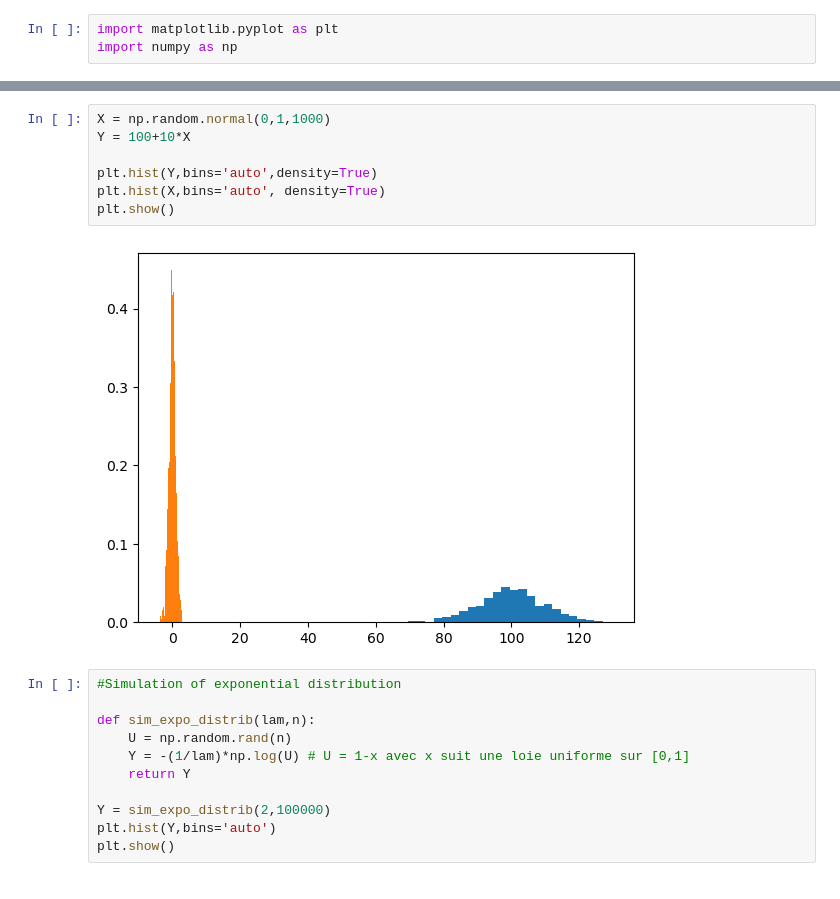
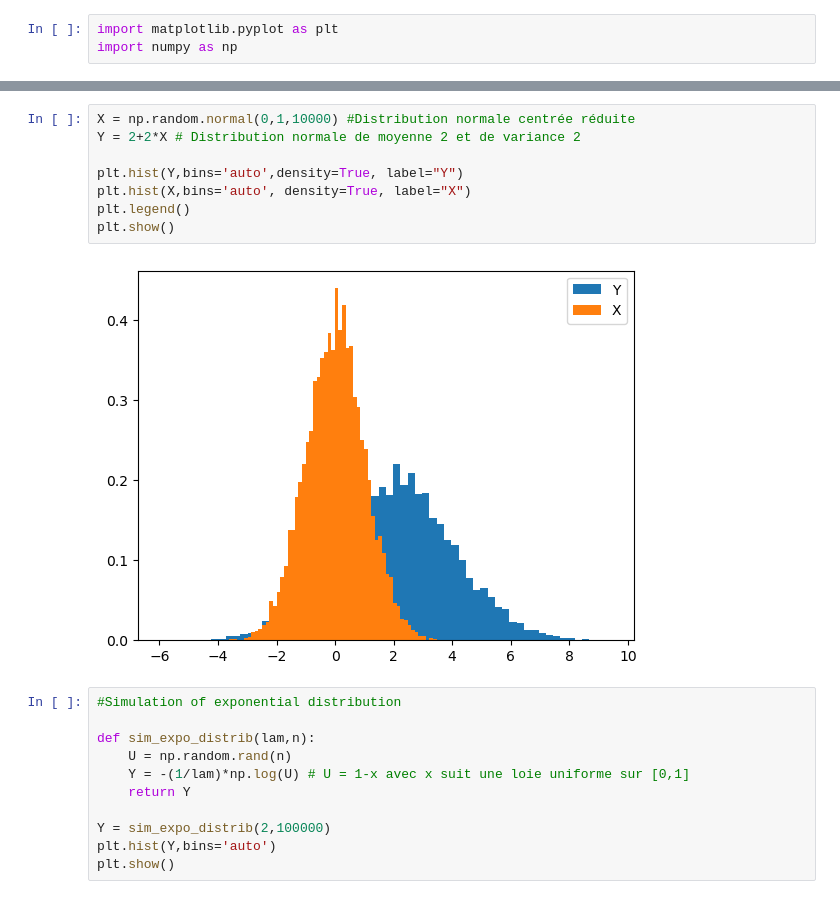
Before and after one commit to Guillaume-melis/Numerical_Methods_for_finance, a Jupyter notebook: Cours 1/course_1.ipynb, the cells around one changed output, grey strips where cells are left out. Drawn from its saved outputs; the diff is of its cells as text.

```diff
--- a/Cours 1/course_1.ipynb
+++ b/Cours 1/course_1.ipynb
@@ -32,12 +32,13 @@ plt.show()
 # %%
-X = np.random.normal(0,1,1000)
-Y = 100+10*X
+X = np.random.normal(0,1,10000) #Distribution normale centrée réduite
+Y = 2+2*X # Distribution normale de moyenne 2 et de variance 2
 
-plt.hist(Y,bins='auto',density=True)
-plt.hist(X,bins='auto', density=True)
+plt.hist(Y,bins='auto',density=True, label="Y")
+plt.hist(X,bins='auto', density=True, label="X")
+plt.legend()
 plt.show()
 # %% [output]
-[figure, old version]
+[figure, new version]
 # %%
 #Simulation of exponential distribution
 
```
Also changed, not shown: parts of 6 cells of this notebook.
